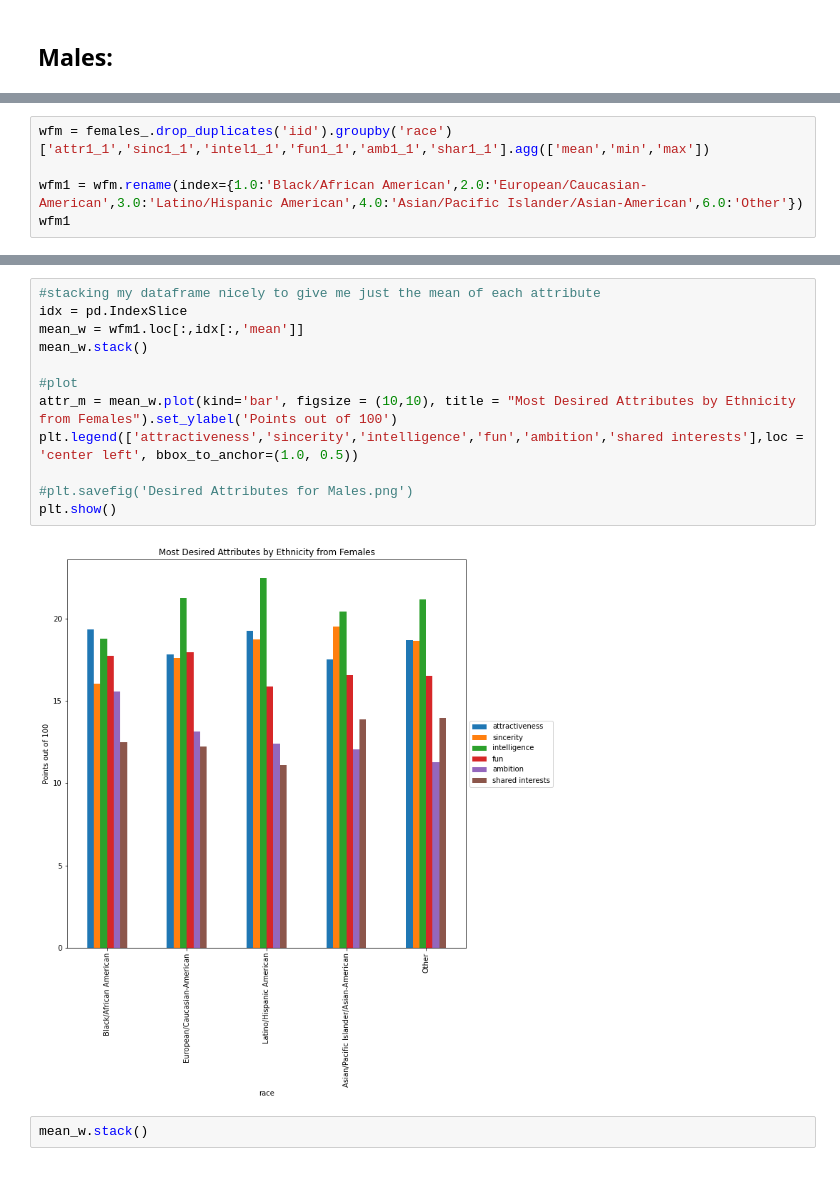
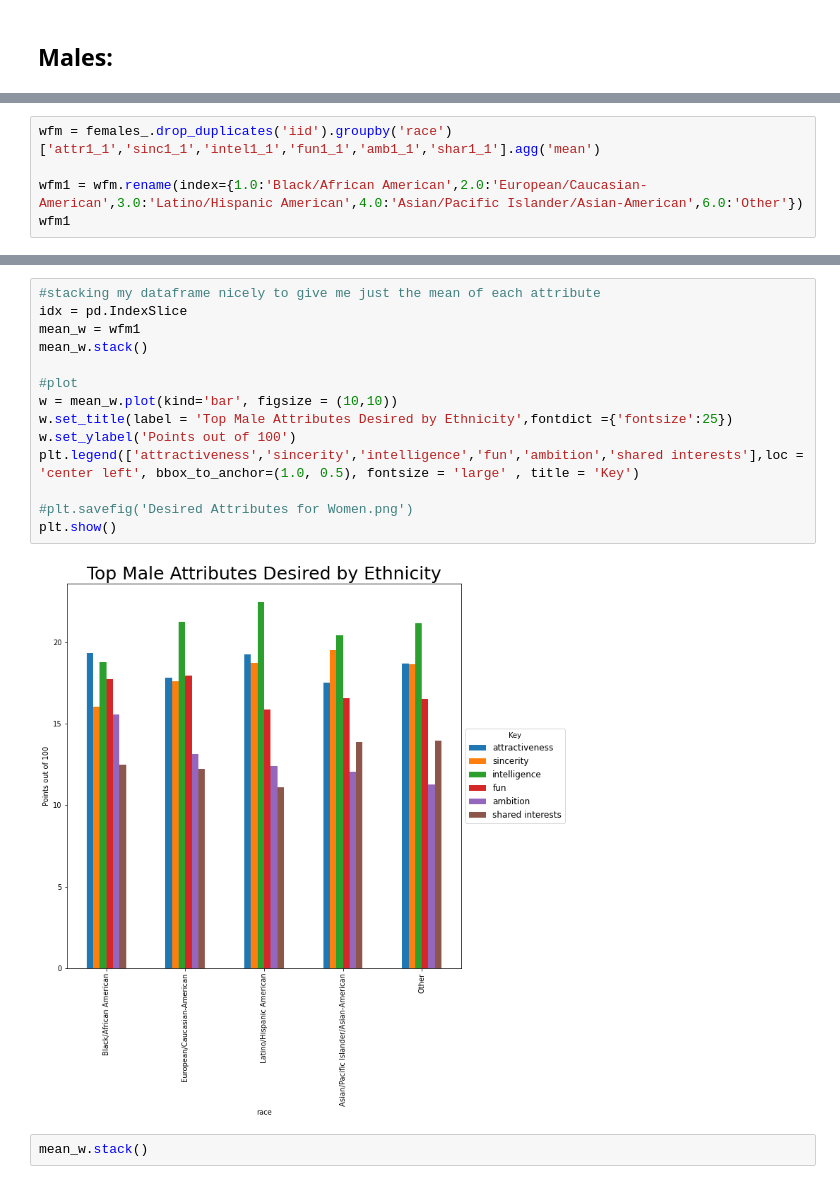
Before and after one commit to okwan91/Speed_dating, a Jupyter notebook: Notebooks/Graphs.ipynb, the cells around one changed output, grey strips where cells are left out. Cells and saved outputs as stored; diff of their text form.

Commit message:
updating images

```diff
--- a/Notebooks/Graphs.ipynb
+++ b/Notebooks/Graphs.ipynb
@@ -128,5 +126,5 @@ plt.tight_layout()
 # %%
-wfm = females_.drop_duplicates('iid').groupby('race')['attr1_1','sinc1_1','intel1_1','fun1_1','amb1_1','shar1_1'].agg(['mean','min','max'])
+wfm = females_.drop_duplicates('iid').groupby('race')['attr1_1','sinc1_1','intel1_1','fun1_1','amb1_1','shar1_1'].agg('mean')
 
 wfm1 = wfm.rename(index={1.0:'Black/African American',2.0:'European/Caucasian-American',3.0:'Latino/Hispanic American',4.0:'Asian/Pacific Islander/Asian-American',6.0:'Other'})
 wfm1
@@ -142,17 +139,19 @@ wfm1
 # %%
 #stacking my dataframe nicely to give me just the mean of each attribute
 idx = pd.IndexSlice
-mean_w = wfm1.loc[:,idx[:,'mean']]
+mean_w = wfm1
 mean_w.stack()
 
 #plot
-attr_m = mean_w.plot(kind='bar', figsize = (10,10), title = "Most Desired Attributes by Ethnicity from Females").set_ylabel('Points out of 100')
-plt.legend(['attractiveness','sincerity','intelligence','fun','ambition','shared interests'],loc = 'center left', bbox_to_anchor=(1.0, 0.5))
+w = mean_w.plot(kind='bar', figsize = (10,10))
+w.set_title(label = 'Top Male Attributes Desired by Ethnicity',fontdict ={'fontsize':25})
+w.set_ylabel('Points out of 100')
+plt.legend(['attractiveness','sincerity','intelligence','fun','ambition','shared interests'],loc = 'center left', bbox_to_anchor=(1.0, 0.5), fontsize = 'large' , title = 'Key')
 
-#plt.savefig('Desired Attributes for Males.png')
+#plt.savefig('Desired Attributes for Women.png')
 plt.show()
 # %% [output]
-[figure, old version]
+[figure, new version]
 # %%
 mean_w.stack()
 # %% [output]
```
Also changed, not shown: parts of 9 cells of this notebook, 18 other files.
